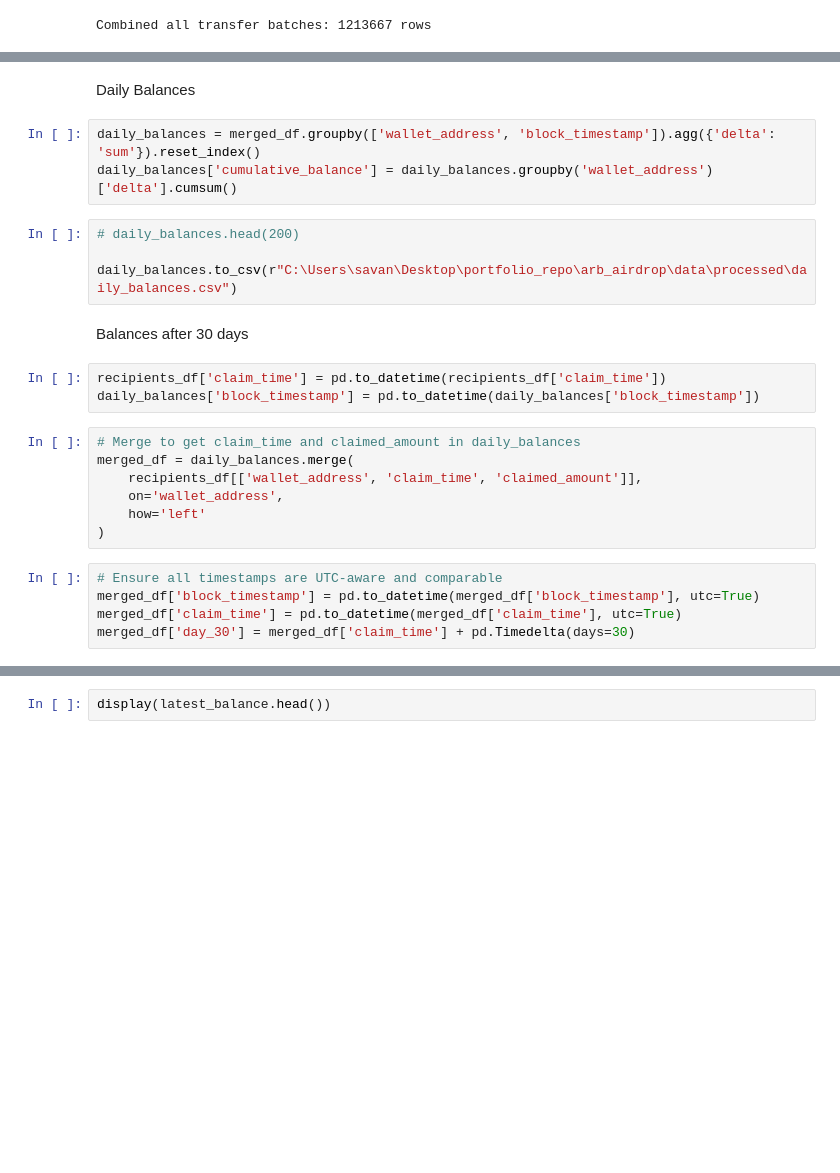
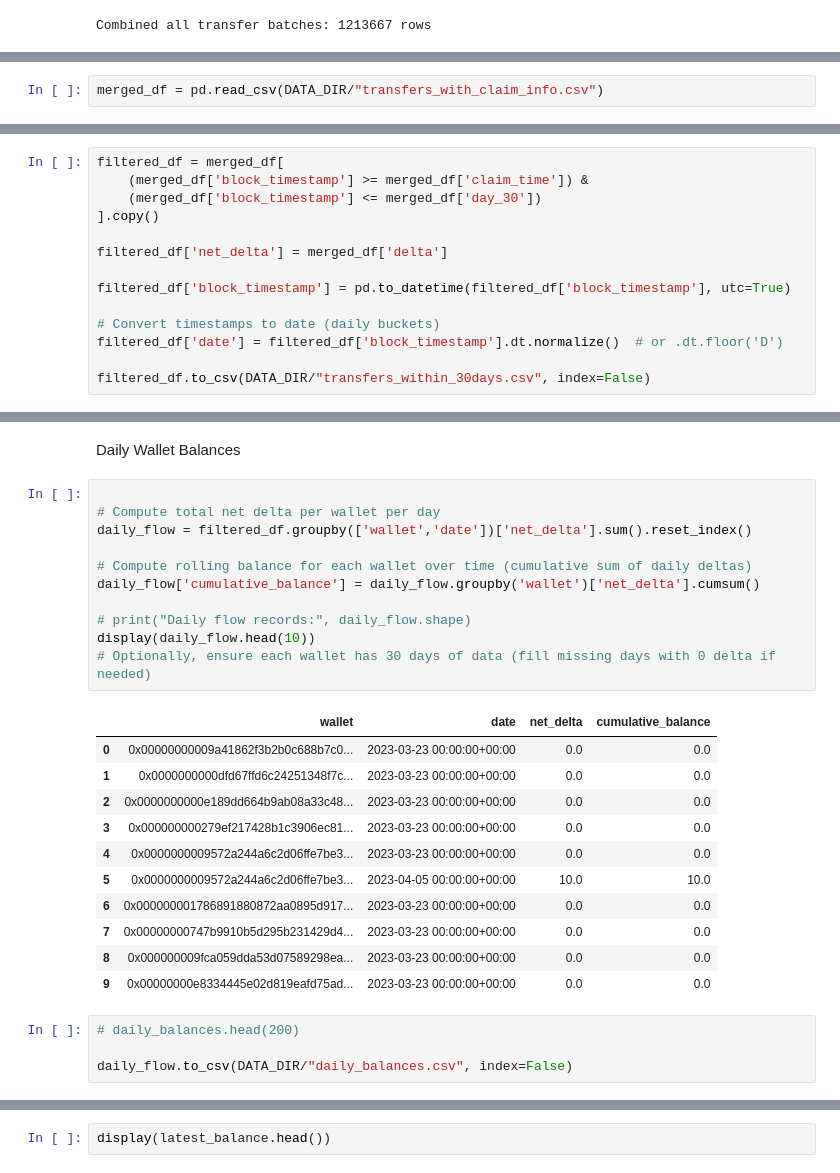
Before and after one commit to PointingNoWhere/arb_airdrop, a Jupyter notebook: notebooks/04_smd_arbdata_wallet_balance.ipynb, the cells around one changed output, grey strips where cells are left out. Saved outputs shown, nothing was run; the diff lists cells and outputs as text; blank space fills up the shorter version.

```diff
--- a/notebooks/04_smd_arbdata_wallet_balance.ipynb
+++ b/notebooks/04_smd_arbdata_wallet_balance.ipynb
@@ -153,0 +147,2 @@ merged_df['delta'] = merged_df.apply(
+# %%
+merged_df = pd.read_csv(DATA_DIR/"transfers_with_claim_info.csv")
@@ -153,0 +151,14 @@ merged_df['delta'] = merged_df.apply(
+# %%
+filtered_df = merged_df[
+    (merged_df['block_timestamp'] >= merged_df['claim_time']) &
+    (merged_df['block_timestamp'] <= merged_df['day_30'])
+].copy()
+
+filtered_df['net_delta'] = merged_df['delta']
+
+filtered_df['block_timestamp'] = pd.to_datetime(filtered_df['block_timestamp'], utc=True)
+
+# Convert timestamps to date (daily buckets)
+filtered_df['date'] = filtered_df['block_timestamp'].dt.normalize()  # or .dt.floor('D')
+
+filtered_df.to_csv(DATA_DIR/"transfers_within_30days.csv", index=False)
@@ -154,26 +174,29 @@ merged_df['delta'] = merged_df.apply(
 # %% [markdown]
-Daily Balances
+Daily Wallet Balances
-# %%
-daily_balances = merged_df.groupby(['wallet_address', 'block_timestamp']).agg({'delta': 'sum'}).reset_index()
-daily_balances['cumulative_balance'] = daily_balances.groupby('wallet_address')['delta'].cumsum()
+# %%
+
+# Compute total net delta per wallet per day
+daily_flow = filtered_df.groupby(['wallet','date'])['net_delta'].sum().reset_index()
+
+# Compute rolling balance for each wallet over time (cumulative sum of daily deltas)
+daily_flow['cumulative_balance'] = daily_flow.groupby('wallet')['net_delta'].cumsum()
+
+# print("Daily flow records:", daily_flow.shape)
+display(daily_flow.head(10))
+# Optionally, ensure each wallet has 30 days of data (fill missing days with 0 delta if needed)
+# %% [output]
+|  | wallet | date | net_delta | cumulative_balance |
+| 0 | 0x00000000009a41862f3b2b0c688b7c0... | 2023-03-23 00:00:00+00:00 | 0.0 | 0.0 |
+| 1 | 0x0000000000dfd67ffd6c24251348f7c... | 2023-03-23 00:00:00+00:00 | 0.0 | 0.0 |
+| 2 | 0x0000000000e189dd664b9ab08a33c48... | 2023-03-23 00:00:00+00:00 | 0.0 | 0.0 |
+| 3 | 0x000000000279ef217428b1c3906ec81... | 2023-03-23 00:00:00+00:00 | 0.0 | 0.0 |
+| 4 | 0x0000000009572a244a6c2d06ffe7be3... | 2023-03-23 00:00:00+00:00 | 0.0 | 0.0 |
+| 5 | 0x0000000009572a244a6c2d06ffe7be3... | 2023-04-05 00:00:00+00:00 | 10.0 | 10.0 |
+| 6 | 0x000000001786891880872aa0895d917... | 2023-03-23 00:00:00+00:00 | 0.0 | 0.0 |
+| 7 | 0x00000000747b9910b5d295b231429d4... | 2023-03-23 00:00:00+00:00 | 0.0 | 0.0 |
+| 8 | 0x000000009fca059dda53d07589298ea... | 2023-03-23 00:00:00+00:00 | 0.0 | 0.0 |
+| 9 | 0x00000000e8334445e02d819eafd75ad... | 2023-03-23 00:00:00+00:00 | 0.0 | 0.0 |
 # %%
 # daily_balances.head(200)
 
-daily_balances.to_csv(r"C:\Users\savan\Desktop\portfolio_repo\arb_airdrop\data\processed\daily_balances.csv")
+daily_flow.to_csv(DATA_DIR/"daily_balances.csv", index=False)
-# %% [markdown]
-Balances after 30 days
-# %%
-recipients_df['claim_time'] = pd.to_datetime(recipients_df['claim_time'])
-daily_balances['block_timestamp'] = pd.to_datetime(daily_balances['block_timestamp'])
-# %%
-# Merge to get claim_time and claimed_amount in daily_balances
-merged_df = daily_balances.merge(
-    recipients_df[['wallet_address', 'claim_time', 'claimed_amount']],
-    on='wallet_address',
-    how='left'
-)
-# %%
-# Ensure all timestamps are UTC-aware and comparable
-merged_df['block_timestamp'] = pd.to_datetime(merged_df['block_timestamp'], utc=True)
-merged_df['claim_time'] = pd.to_datetime(merged_df['claim_time'], utc=True)
-merged_df['day_30'] = merged_df['claim_time'] + pd.Timedelta(days=30)
```
Also changed, not shown: parts of 26 cells of this notebook, 3 other files.
